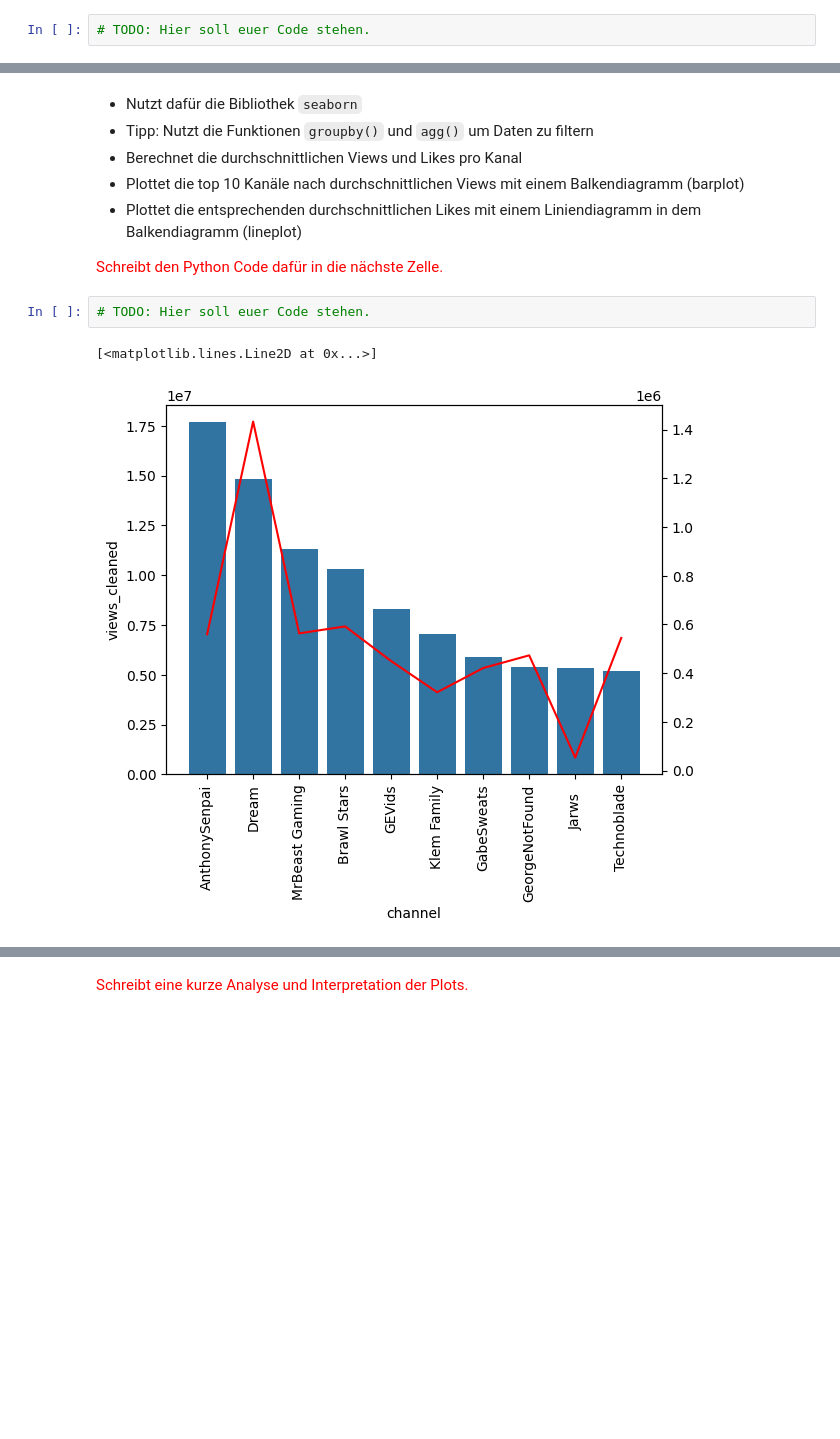
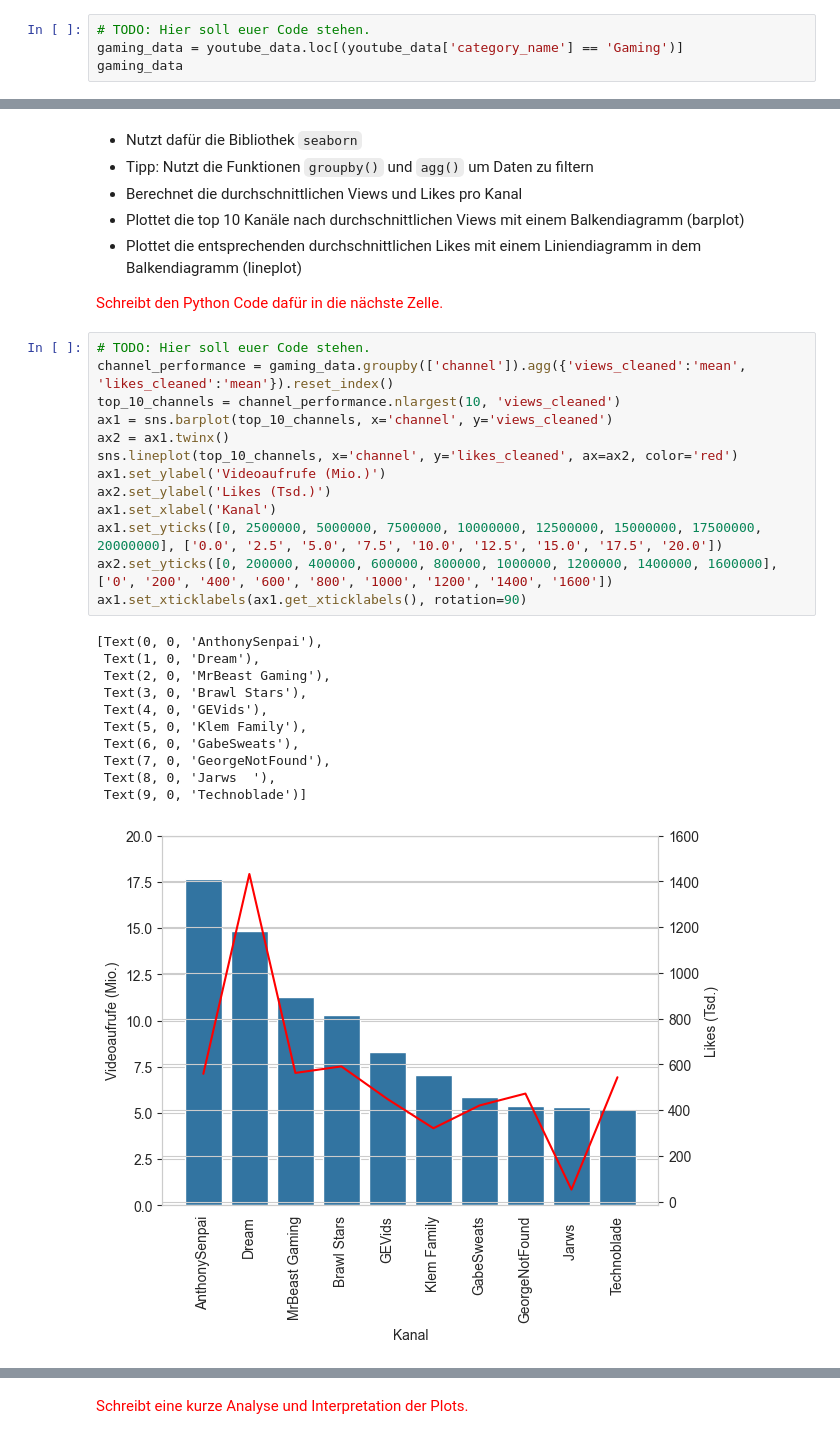
Before and after one commit to Alisa-Stoyanova/data_science, a Jupyter notebook: Praktikum_1/01_Datenanalyse.ipynb, the cells around one changed output, grey strips where cells are left out. Cells and saved outputs as stored; diff of their text form; blank space fills up the shorter version.

```diff
--- a/Praktikum_1/01_Datenanalyse.ipynb
+++ b/Praktikum_1/01_Datenanalyse.ipynb
@@ -421,6 +400,8 @@ Es werden nur die Gamingdaten benötigt.
 <span style="color:red">Schreibt den Python Code dafür in die nächste Zelle.</span>
 # %%
 # TODO: Hier soll euer Code stehen.
+gaming_data = youtube_data.loc[(youtube_data['category_name'] == 'Gaming')]
+gaming_data
 # %% [output]
 |  | published_at | channel | title | duration | caption | licensed_content | projection | trend_time_hours | ... |
 | 2 | 2021-04-03 13:00:14+00:00 | Brawl Stars | Brawl Stars: Brawl Talk! Two New ... | 255 | True | True | rectangular | 26.125556 | ... |
@@ -516,8 +519,28 @@ Als Nächstes sollt ihr die Performance verschiedener Kanäle analysieren und he
 <span style="color:red">Schreibt den Python Code dafür in die nächste Zelle.</span>
 # %%
 # TODO: Hier soll euer Code stehen.
+channel_performance = gaming_data.groupby(['channel']).agg({'views_cleaned':'mean', 'likes_cleaned':'mean'}).reset_index()
+top_10_channels = channel_performance.nlargest(10, 'views_cleaned')
+ax1 = sns.barplot(top_10_channels, x='channel', y='views_cleaned')
+ax2 = ax1.twinx()
+sns.lineplot(top_10_channels, x='channel', y='likes_cleaned', ax=ax2, color='red')
+ax1.set_ylabel('Videoaufrufe (Mio.)')
+ax2.set_ylabel('Likes (Tsd.)')
+ax1.set_xlabel('Kanal')
+ax1.set_yticks([0, 2500000, 5000000, 7500000, 10000000, 12500000, 15000000, 17500000, 20000000], ['0.0', '2.5', '5.0', '7.5', '10.0', '12.5', '15.0', '17.5', '20.0'])
+ax2.set_yticks([0, 200000, 400000, 600000, 800000, 1000000, 1200000, 1400000, 1600000], ['0', '200', '400', '600', '800', '1000', '1200', '1400', '1600'])
+ax1.set_xticklabels(ax1.get_xticklabels(), rotation=90)
 # %% [output]
-[<matplotlib.lines.Line2D at 0x...>]
+[Text(0, 0, 'AnthonySenpai'),
+ Text(1, 0, 'Dream'),
+ Text(2, 0, 'MrBeast Gaming'),
+ Text(3, 0, 'Brawl Stars'),
+ Text(4, 0, 'GEVids'),
+ Text(5, 0, 'Klem Family'),
+ Text(6, 0, 'GabeSweats'),
+ Text(7, 0, 'GeorgeNotFound'),
+ Text(8, 0, 'Jarws  '),
+ Text(9, 0, 'Technoblade')]
-[figure, old version]
+[figure, new version]
 # %%
 # Diese Zelle nicht ausführen, sonst verschwindet der Output!
```
Also changed, not shown: parts of 24 cells of this notebook, 2 other files.
